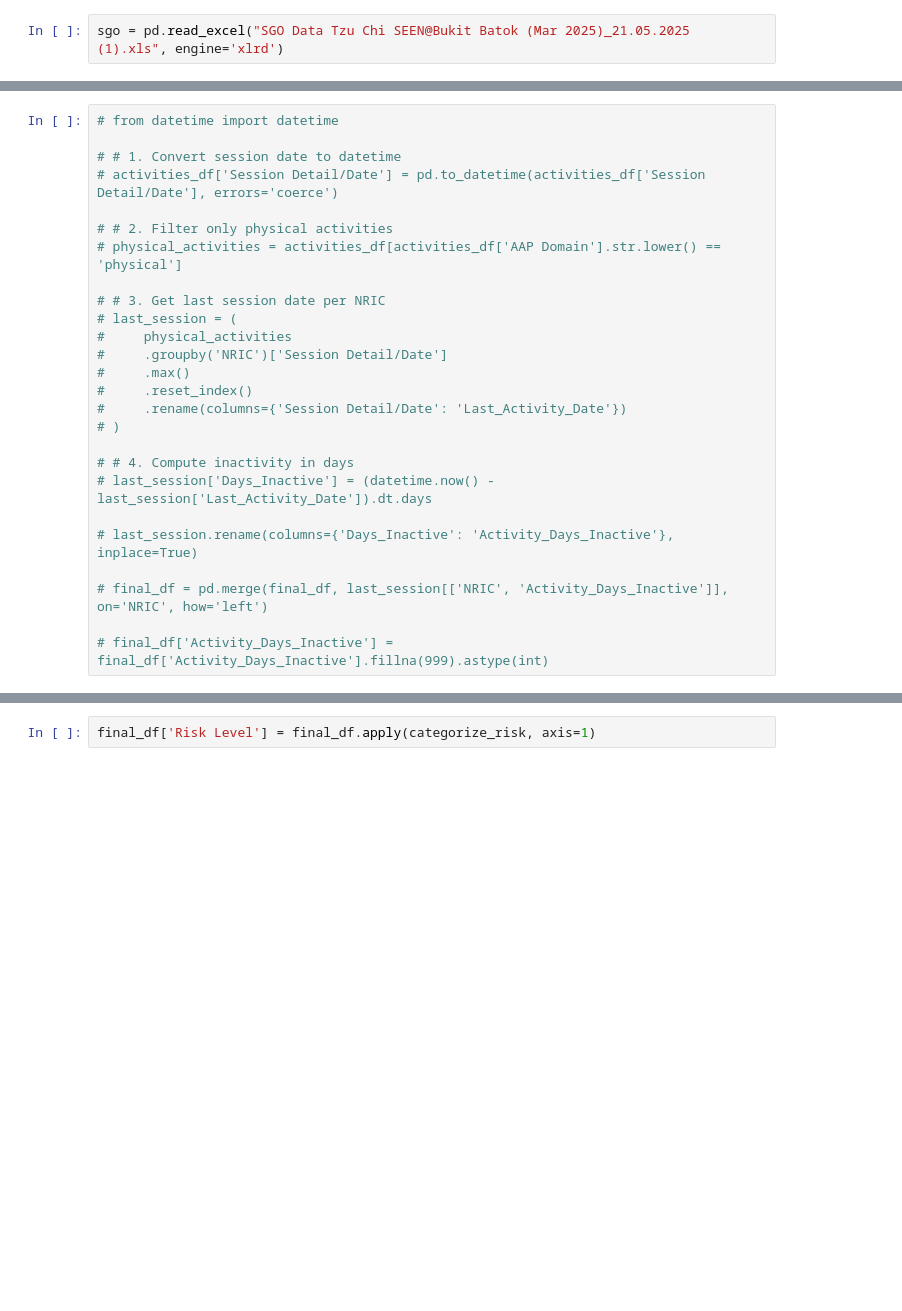
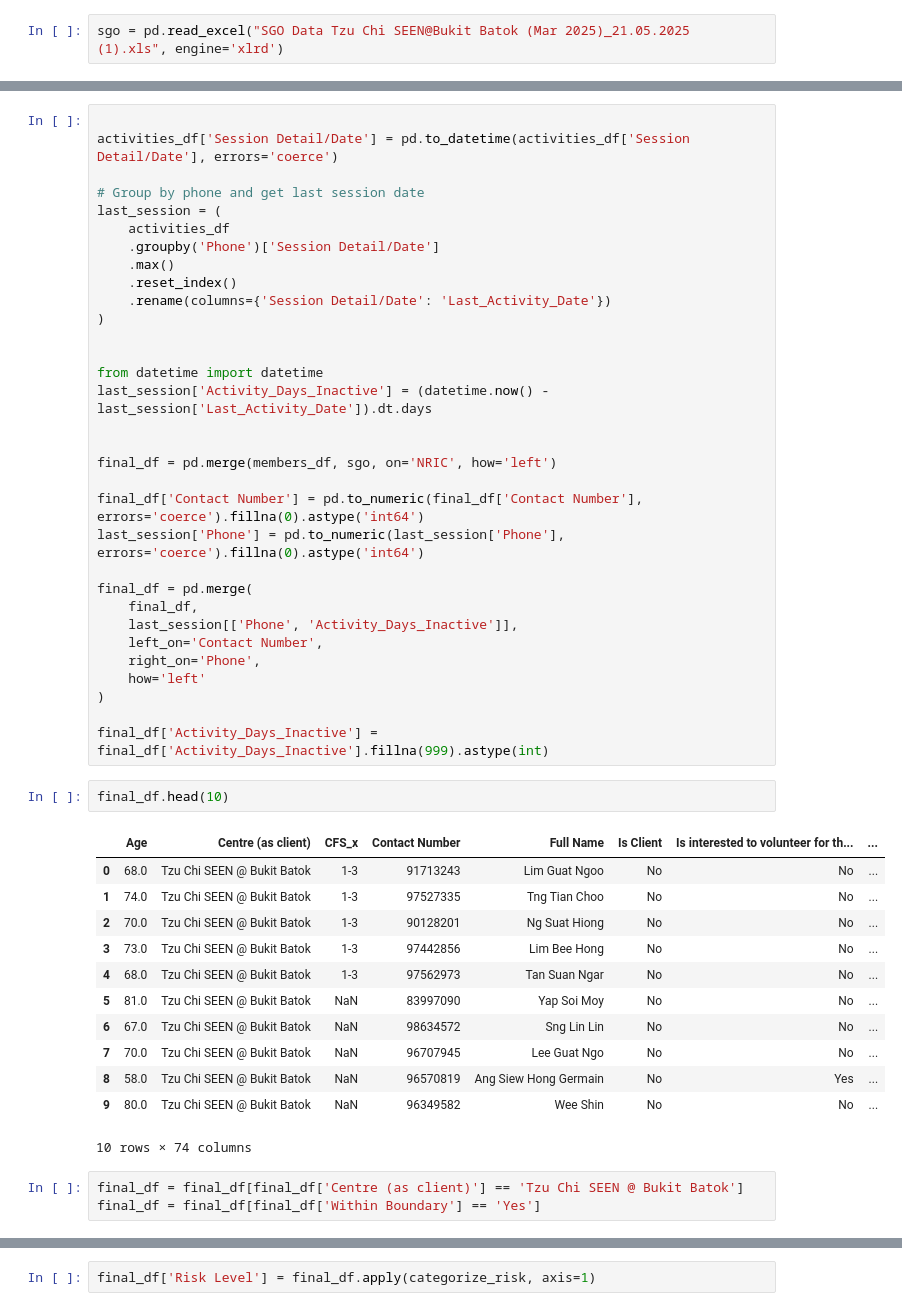
Before and after one commit to Subhitsha123/Algorithim, a Jupyter notebook: Tzu_Chi_data_Analytics.ipynb, the cells around one changed output, grey strips where cells are left out. Drawn from its saved outputs; the diff is of its cells as text; blank space fills up the shorter version.

```diff
--- a/Tzu_Chi_data_Analytics.ipynb
+++ b/Tzu_Chi_data_Analytics.ipynb
@@ -192,26 +31,50 @@ no_sgo_members
 # %%
-# from datetime import datetime
 
-# # 1. Convert session date to datetime
-# activities_df['Session Detail/Date'] = pd.to_datetime(activities_df['Session Detail/Date'], errors='coerce')
+activities_df['Session Detail/Date'] = pd.to_datetime(activities_df['Session Detail/Date'], errors='coerce')
 
-# # 2. Filter only physical activities
-# physical_activities = activities_df[activities_df['AAP Domain'].str.lower() == 'physical']
+# Group by phone and get last session date
+last_session = (
+    activities_df
+    .groupby('Phone')['Session Detail/Date']
+    .max()
+    .reset_index()
+    .rename(columns={'Session Detail/Date': 'Last_Activity_Date'})
+)
 
-# # 3. Get last session date per NRIC
-# last_session = (
-#     physical_activities
-#     .groupby('NRIC')['Session Detail/Date']
-#     .max()
-#     .reset_index()
-#     .rename(columns={'Session Detail/Date': 'Last_Activity_Date'})
-# )
 
-# # 4. Compute inactivity in days
-# last_session['Days_Inactive'] = (datetime.now() - last_session['Last_Activity_Date']).dt.days
+from datetime import datetime
+last_session['Activity_Days_Inactive'] = (datetime.now() - last_session['Last_Activity_Date']).dt.days
 
-# last_session.rename(columns={'Days_Inactive': 'Activity_Days_Inactive'}, inplace=True)
 
-# final_df = pd.merge(final_df, last_session[['NRIC', 'Activity_Days_Inactive']], on='NRIC', how='left')
+final_df = pd.merge(members_df, sgo, on='NRIC', how='left')
 
-# final_df['Activity_Days_Inactive'] = final_df['Activity_Days_Inactive'].fillna(999).astype(int)
+final_df['Contact Number'] = pd.to_numeric(final_df['Contact Number'], errors='coerce').fillna(0).astype('int64')
+last_session['Phone'] = pd.to_numeric(last_session['Phone'], errors='coerce').fillna(0).astype('int64')
+
+final_df = pd.merge(
+    final_df,
+    last_session[['Phone', 'Activity_Days_Inactive']],
+    left_on='Contact Number',
+    right_on='Phone',
+    how='left'
+)
+
+final_df['Activity_Days_Inactive'] = final_df['Activity_Days_Inactive'].fillna(999).astype(int)
+# %%
+final_df.head(10)
+# %% [output]
+|  | Age | Centre (as client) | CFS_x | Contact Number | Full Name | Is Client | Is interested to volunteer for th... | ... |
+| 0 | 68.0 | Tzu Chi SEEN @ Bukit Batok | 1-3 | 91713243 | Lim Guat Ngoo | No | No | ... |
+| 1 | 74.0 | Tzu Chi SEEN @ Bukit Batok | 1-3 | 97527335 | Tng Tian Choo | No | No | ... |
+| 2 | 70.0 | Tzu Chi SEEN @ Bukit Batok | 1-3 | 90128201 | Ng Suat Hiong | No | No | ... |
+| 3 | 73.0 | Tzu Chi SEEN @ Bukit Batok | 1-3 | 97442856 | Lim Bee Hong | No | No | ... |
+| 4 | 68.0 | Tzu Chi SEEN @ Bukit Batok | 1-3 | 97562973 | Tan Suan Ngar | No | No | ... |
+| 5 | 81.0 | Tzu Chi SEEN @ Bukit Batok | NaN | 83997090 | Yap Soi Moy | No | No | ... |
+| 6 | 67.0 | Tzu Chi SEEN @ Bukit Batok | NaN | 98634572 | Sng Lin Lin | No | No | ... |
+| 7 | 70.0 | Tzu Chi SEEN @ Bukit Batok | NaN | 96707945 | Lee Guat Ngo | No | No | ... |
+| 8 | 58.0 | Tzu Chi SEEN @ Bukit Batok | NaN | 96570819 | Ang Siew Hong Germain | No | Yes | ... |
+| 9 | 80.0 | Tzu Chi SEEN @ Bukit Batok | NaN | 96349582 | Wee Shin | No | No | ... |
+10 rows × 74 columns
+# %%
+final_df = final_df[final_df['Centre (as client)'] == 'Tzu Chi SEEN @ Bukit Batok']
+final_df = final_df[final_df['Within Boundary'] == 'Yes']
```
Also changed, not shown: parts of 28 cells of this notebook.
